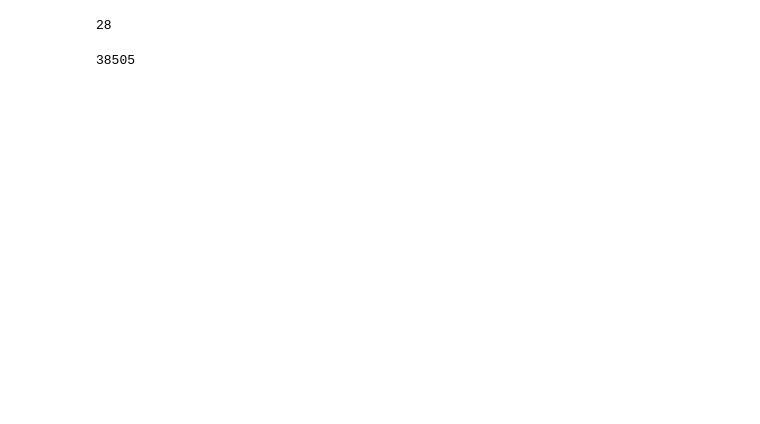
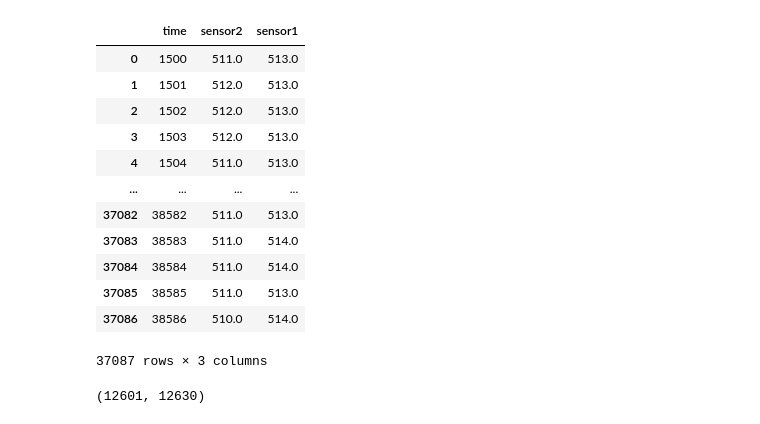
Before and after one commit to santortiz/Sound-velocity-measurement-with-K-means, a Jupyter notebook: identifier.ipynb, the cells around one changed output. Drawn from its saved outputs; the diff is of its cells as text; code cells hidden in the pictures; blank space fills up the shorter version.

```diff
--- a/identifier.ipynb
+++ b/identifier.ipynb
@@ -54,10 +34,4 @@ plt.xlim(33350, 33500)
 # %%
-a= 33350
-b=33500
-df.iloc[a:b, 0].idxmax()- df.iloc[a:b, 1].idxmax()
+# n_mediciones_pico = abs(df.iloc[a:b, 0].idxmax()- df.iloc[a:b, 1].idxmax())
+# n_mediciones_valle = abs(df.iloc[a:b, 0].idxmin()- df.iloc[a:b, 1].idxmin())
+# n_mediciones_pico, n_mediciones_valle
-# %% [output]
-28
-# %%
-len(df['sensor1'])
-# %% [output]
-38505
@@ -63,0 +47,20 @@ len(df['sensor1'])
+# %%
+#import k-means
+from sklearn.cluster import KMeans
+df = df.reset_index().rename(columns={"index": "time"})
+# %%
+df
+# %% [output]
+|  | time | sensor2 | sensor1 |
+| 0 | 1500 | 511.0 | 513.0 |
+| 1 | 1501 | 512.0 | 513.0 |
+| 2 | 1502 | 512.0 | 513.0 |
+| 3 | 1503 | 512.0 | 513.0 |
+| 4 | 1504 | 511.0 | 513.0 |
+| ... | ... | ... | ... |
+| 37082 | 38582 | 511.0 | 513.0 |
+| 37083 | 38583 | 511.0 | 514.0 |
+| 37084 | 38584 | 511.0 | 514.0 |
+| 37085 | 38585 | 511.0 | 513.0 |
+| 37086 | 38586 | 510.0 | 514.0 |
+37087 rows × 3 columns
@@ -63,0 +75,4 @@ len(df['sensor1'])
+# %%
+df.query("sensor1_pulse == 0")["sensor1"].idxmax(), df.query("sensor2_pulse == 0")["sensor2"].idxmax()
+# %% [output]
+(12601, 12630)
```
Also changed, not shown: parts of 20 cells of this notebook, 5 other files.
